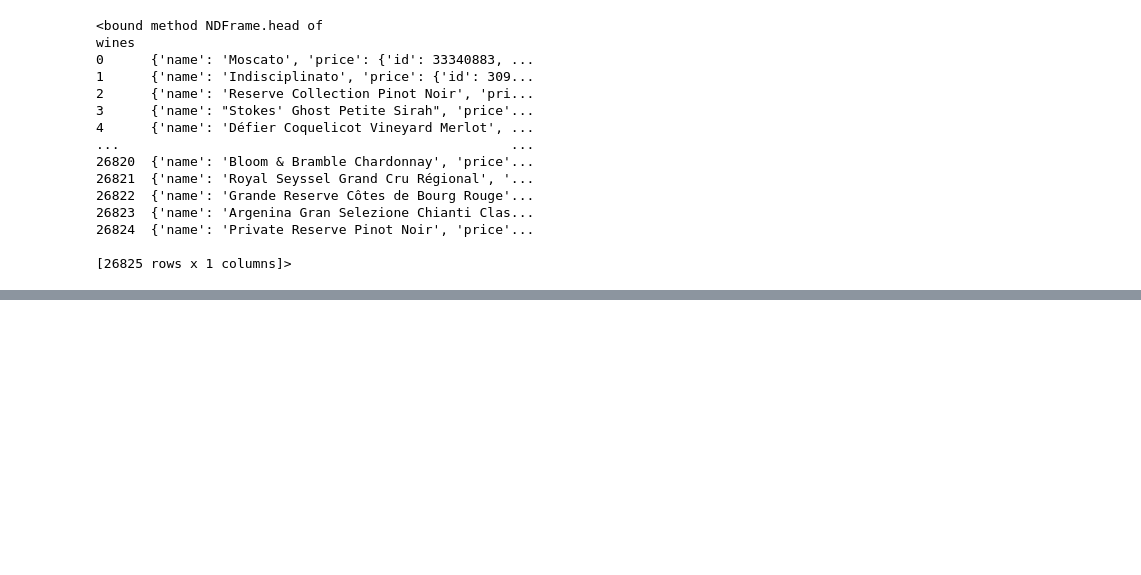
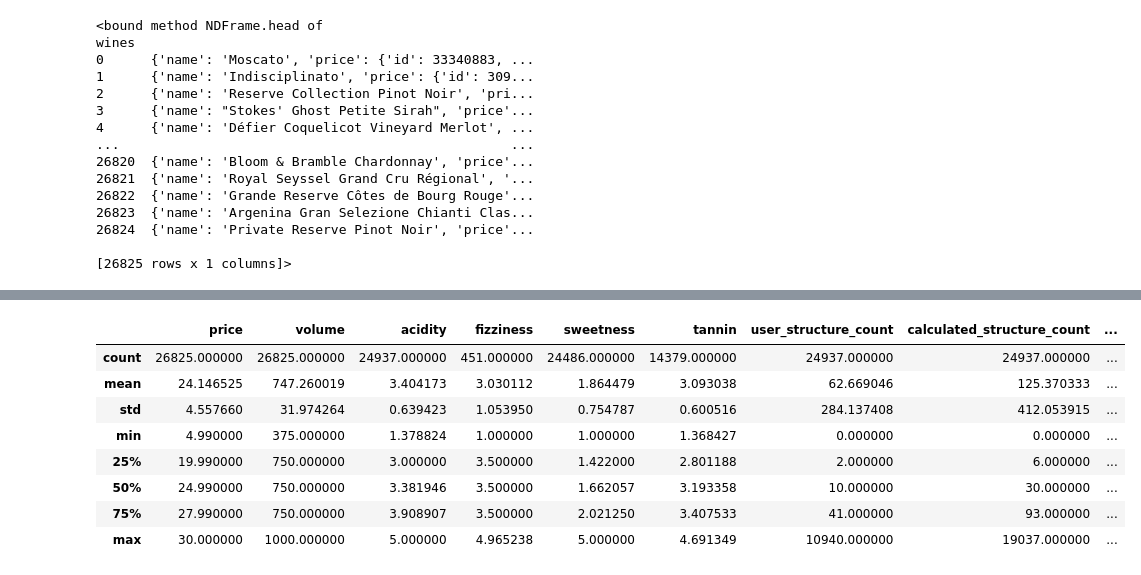
Before and after one commit to dmarszalik/wine-chat, a Jupyter notebook: wine_.ipynb, the cells around one changed output, grey strips where cells are left out. Drawn from its saved outputs; the diff is of its cells as text; code cells hidden in the pictures; blank space fills up the shorter version.

Commit message:
Data acquisition and  introductory data preprocessing are made

```diff
--- a/wine_.ipynb
+++ b/wine_.ipynb
@@ -40,5 +40,5 @@ FileNotFoundError: [Errno 2] No such file or directory: '/content/drive/MyDrive/
 # %%
-dataframe = pd.read_csv('merged_wine_data.csv')
+dataframe = pd.read_csv('/content/drive/MyDrive/datasets/merged_wine_data.csv')
 # %%
 dataframe.head
 # %% [output]
@@ -106,8 +85,20 @@ for i in range(dataframe.shape[0]):
     vintages = [reviews[i]['vintage'] for i in range(len(reviews))]
     selected_data['wine_name'] = vintages[0]['name']
     region = vintages[0]['wine']['region']
+    selected_data['rating'] = reviews[0]['rating']
     selected_data['region_name'] = region['name']
     selected_data['country'] = region['country']['name']
     selected_data['winery'] = vintages[0]['wine']['winery']['name']
+    selected_data['image'] = vintages[0]['image']['location']
+
+    selected_data['flavours'] = []
+    for review in reviews:
+        flavor_matches = review.get('flavor_word_matches')
+        if flavor_matches is not None:
+            selected_data['flavours'].extend(match.get('match') for match in flavor_matches)
+
+
+
+    data_list.append(selected_data)
 
 df = pd.DataFrame(data_list)
@@ -212,0 +134,12 @@ flavour_list
+# %%
+df.describe()
+# %% [output]
+|  | price | volume | acidity | fizziness | sweetness | tannin | user_structure_count | calculated_structure_count | ... |
+| count | 26825.000000 | 26825.000000 | 24937.000000 | 451.000000 | 24486.000000 | 14379.000000 | 24937.000000 | 24937.000000 | ... |
+| mean | 24.146525 | 747.260019 | 3.404173 | 3.030112 | 1.864479 | 3.093038 | 62.669046 | 125.370333 | ... |
+| std | 4.557660 | 31.974264 | 0.639423 | 1.053950 | 0.754787 | 0.600516 | 284.137408 | 412.053915 | ... |
+| min | 4.990000 | 375.000000 | 1.378824 | 1.000000 | 1.000000 | 1.368427 | 0.000000 | 0.000000 | ... |
+| 25% | 19.990000 | 750.000000 | 3.000000 | 3.500000 | 1.422000 | 2.801188 | 2.000000 | 6.000000 | ... |
+| 50% | 24.990000 | 750.000000 | 3.381946 | 3.500000 | 1.662057 | 3.193358 | 10.000000 | 30.000000 | ... |
+| 75% | 27.990000 | 750.000000 | 3.908907 | 3.500000 | 2.021250 | 3.407533 | 41.000000 | 93.000000 | ... |
+| max | 30.000000 | 1000.000000 | 5.000000 | 4.965238 | 5.000000 | 4.691349 | 10940.000000 | 19037.000000 | ... |
```
Also changed, not shown: parts of 17 cells of this notebook, 1 other file.
